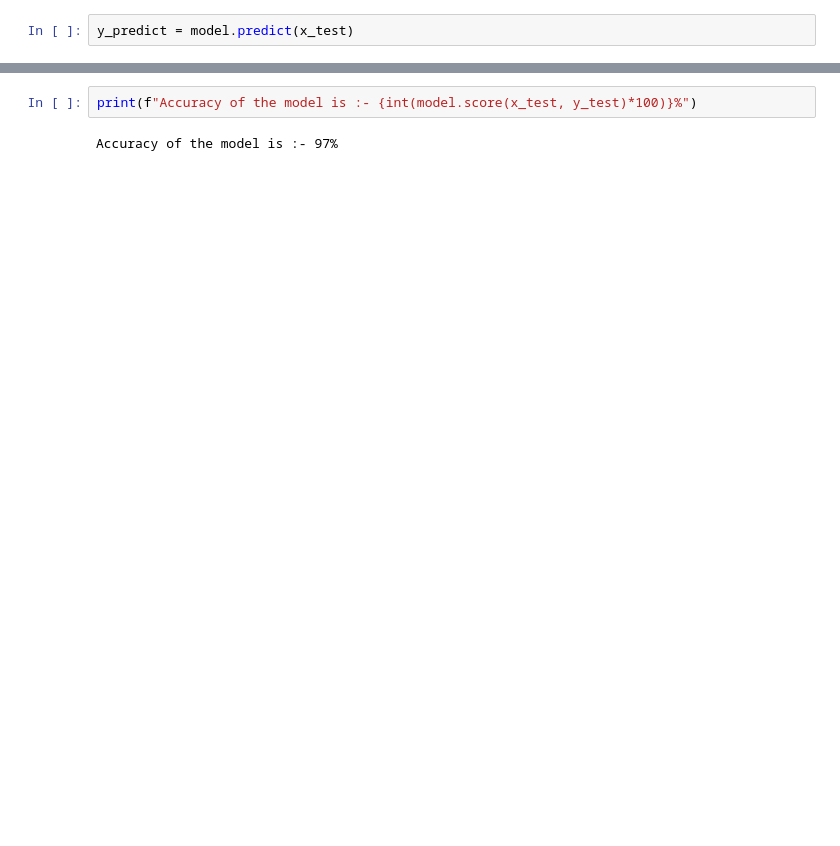
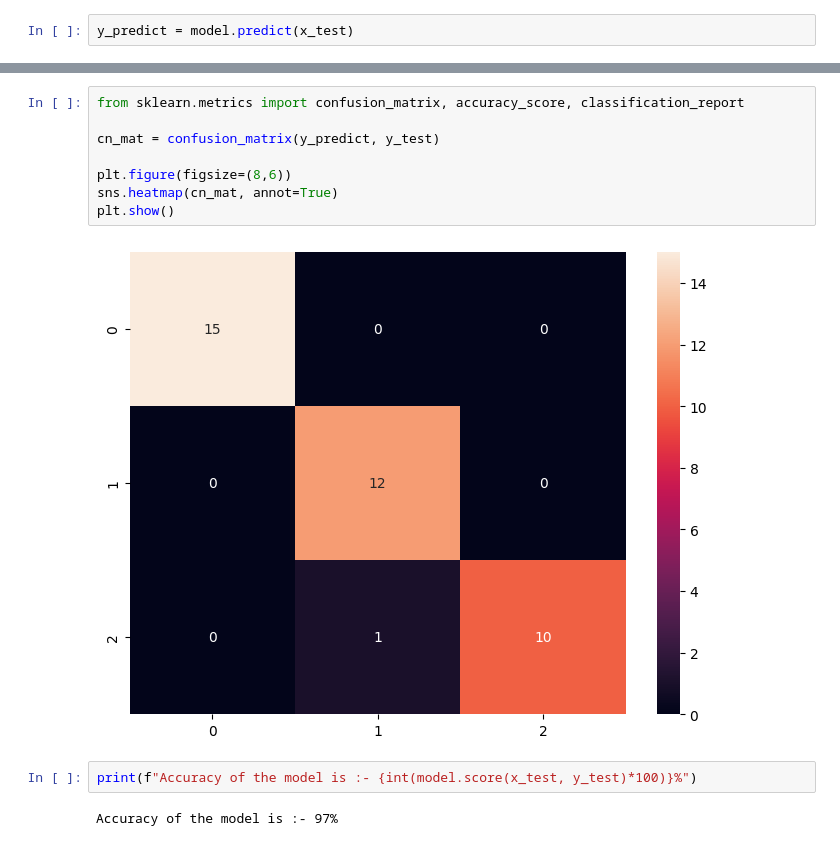
Before and after one commit to Gokul9404/OIBSIP, a Jupyter notebook: Task_1/task_1.ipynb, the cells around one changed output, grey strips where cells are left out. Saved outputs shown, nothing was run; the diff lists cells and outputs as text; blank space fills up the shorter version.

```diff
--- a/Task_1/task_1.ipynb
+++ b/Task_1/task_1.ipynb
@@ -179,3 +185,13 @@ array(['Iris-virginica', 'Iris-setosa', 'Iris-versicolor',
+# %%
+from sklearn.metrics import confusion_matrix, accuracy_score, classification_report
+
+cn_mat = confusion_matrix(y_predict, y_test)
+
+plt.figure(figsize=(8,6))
+sns.heatmap(cn_mat, annot=True)
+plt.show()
+# %% [output]
+[figure, added]
 # %%
 print(f"Accuracy of the model is :- {int(model.score(x_test, y_test)*100)}%")
 # %% [output]
```
Also changed, not shown: parts of 2 cells of this notebook, 1 other file.
